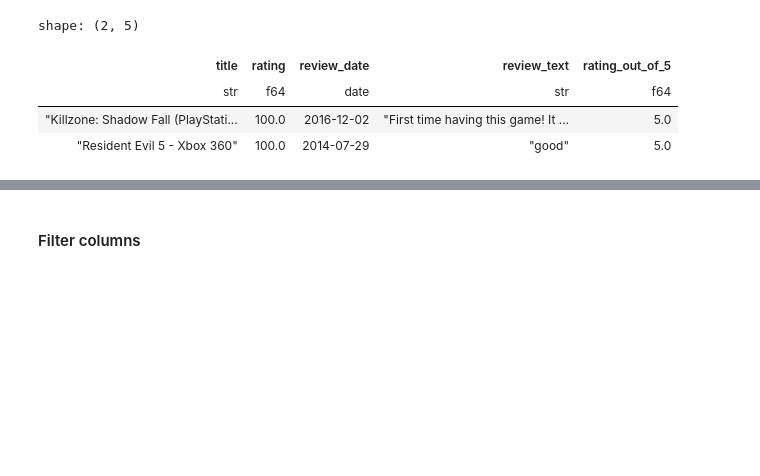
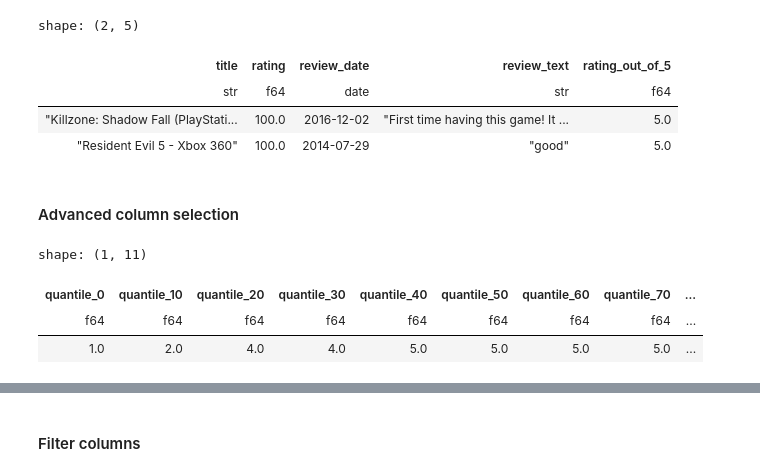
Before and after one commit to PacktPublishing/Data-Analysis-with-Polars, a Jupyter notebook: chapter_02/01_dataframes.ipynb, the cells around one changed output, grey strips where cells are left out. Saved outputs shown, nothing was run; the diff lists cells and outputs as text; code cells hidden in the pictures; blank space fills up the shorter version.

Commit message:
add advanced column selection and filter

```diff
--- a/chapter_02/01_dataframes.ipynb
+++ b/chapter_02/01_dataframes.ipynb
@@ -365,3 +329,15 @@ shape: (2, 5)
 | str | f64 | date | str | f64 |
 | "Killzone: Shadow Fall (PlayStati... | 100.0 | 2016-12-02 | "First time having this game! It ... | 5.0 |
 | "Resident Evil 5 - Xbox 360" | 100.0 | 2014-07-29 | "good" | 5.0 |
+# %% [markdown]
+#### Advanced column selection
+# %%
+# Calculate the quantiles of the rating column: one decile per column
+video_games_reviews.select(
+    pl.col('rating').quantile(i/100).alias(f'quantile_{i}') for i in range(0, 101, 10)
+)
+# %% [output]
+shape: (1, 11)
+| quantile_0 | quantile_10 | quantile_20 | quantile_30 | quantile_40 | quantile_50 | quantile_60 | quantile_70 | ... |
+| f64 | f64 | f64 | f64 | f64 | f64 | f64 | f64 | ... |
+| 1.0 | 2.0 | 4.0 | 4.0 | 5.0 | 5.0 | 5.0 | 5.0 | ... |
```
Also changed, not shown: parts of 45 cells of this notebook.
